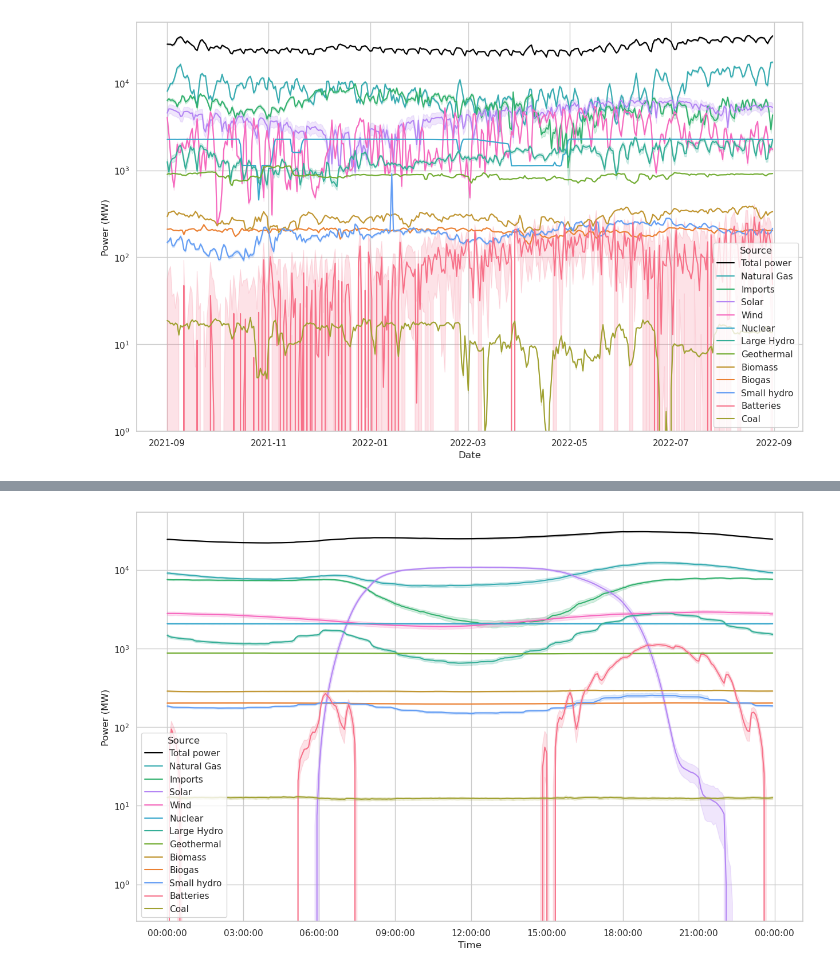
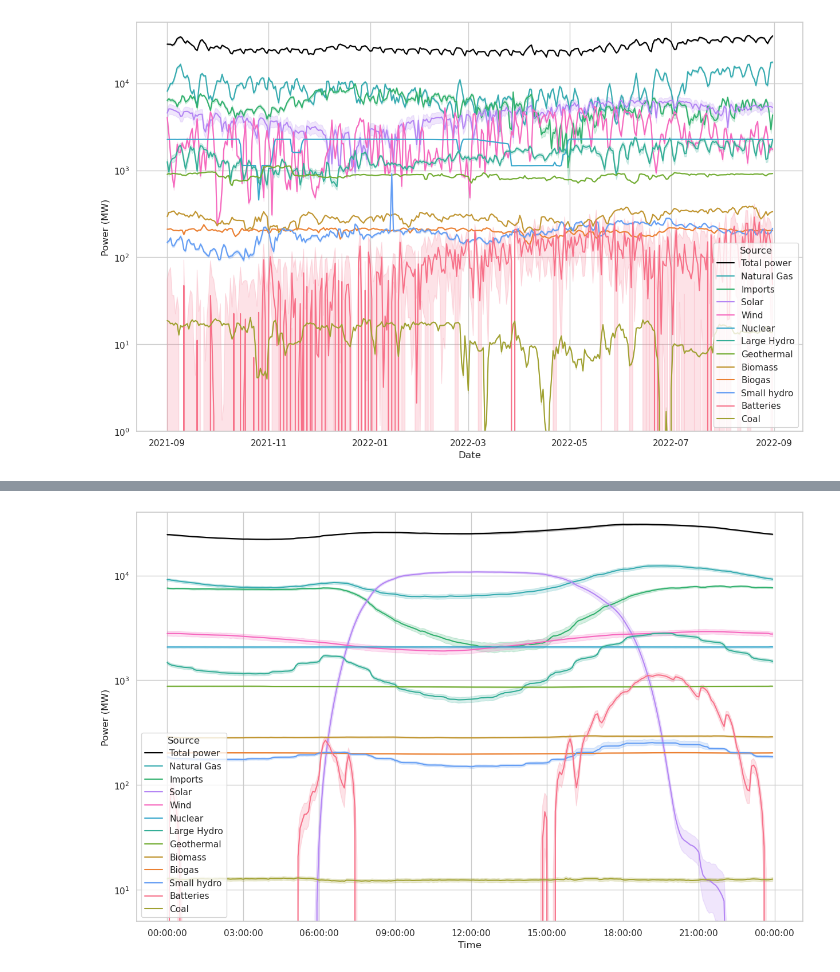
Before and after one commit to buuck/CAISO_renewable_energy, a Jupyter notebook: CAISO_analysis.ipynb, the cells around one changed output, grey strips where cells are left out. Drawn from its saved outputs; the diff is of its cells as text; code cells hidden in the pictures.

```diff
--- a/CAISO_analysis.ipynb
+++ b/CAISO_analysis.ipynb
@@ -64,0 +87,6 @@ df_reshaped.describe()
+# %%
+df_long = df.drop(columns=['Unnamed: 0'])\
+    .melt(id_vars=['Date', 'Time', 'DateTime', 'Month', 'Year'],
+          var_name='Source',
+          value_name='Power (MW)')
+df_long
@@ -65,6 +109,10 @@ df_reshaped.describe()
 # %%
-argsort = df_reshaped.groupby('Source').mean(numeric_only=True)['Power (MW)'].argsort().values[::-1]
-hue_order = np.array(df_reshaped.groupby('Source').mean(numeric_only=True)['Power (MW)'][argsort].index)
+argsort = df_long.groupby('Source').mean(numeric_only=True)['Power (MW)']\
+            .argsort().values[::-1]
+hue_order = np.array(
+    df_long.groupby('Source').mean(numeric_only=True)\
+        ['Power (MW)'][argsort].index
+    )
 # pal = np.concatenate(([[0,0,0]], np.array(sns.color_palette('Paired', len(hue_order)-1))))
 pal = np.array(sns.color_palette('husl', len(hue_order)))[argsort]
 pal[0] = np.array([0,0,0])
@@ -79,9 +163,17 @@ plt.show()
 # %%
 fig, ax = plt.subplots(figsize=(15,15/scipy.constants.golden))
-ax = sns.lineplot(ax=ax, data=df_reshaped, x='Time', y='Power (MW)', hue='Source', palette=pal, hue_order=hue_order)
+ax = sns.lineplot(
+    ax=ax,
+    data=df_long,
+    x='Time',
+    y='Power (MW)',
+    hue='Source',
+    palette=pal,
+    hue_order=hue_order
+    )
 ax.set(yscale='log')
-# ax.set_ylim([1,5e4])
+ax.set_ylim([5,4e4])
 ax.xaxis.set_major_formatter(mdates.DateFormatter('%H:%M:%S'))
 plt.show()
 # %% [output]
-[figure, old version]
+[figure, new version]
```
Also changed, not shown: parts of 32 cells of this notebook.
